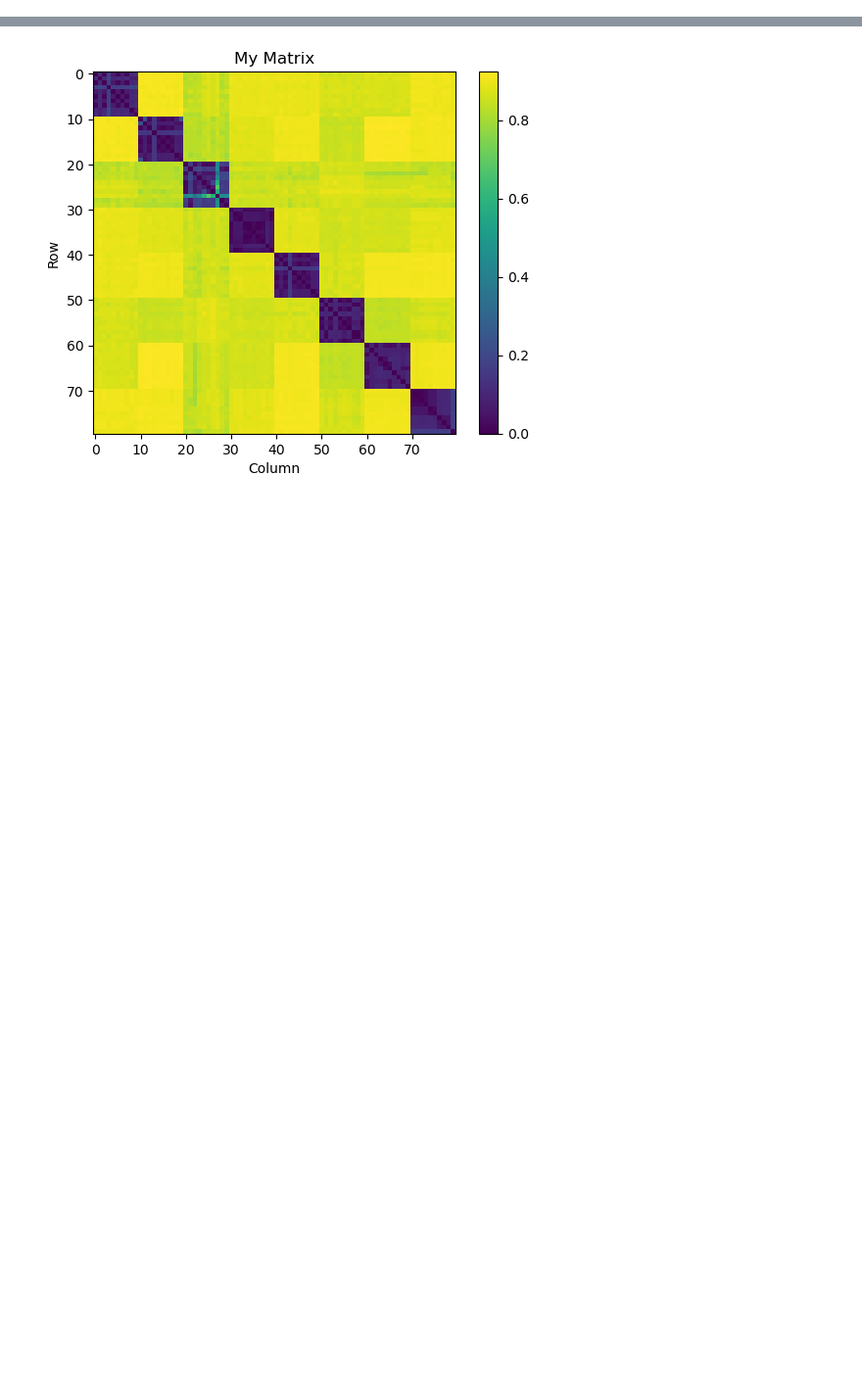
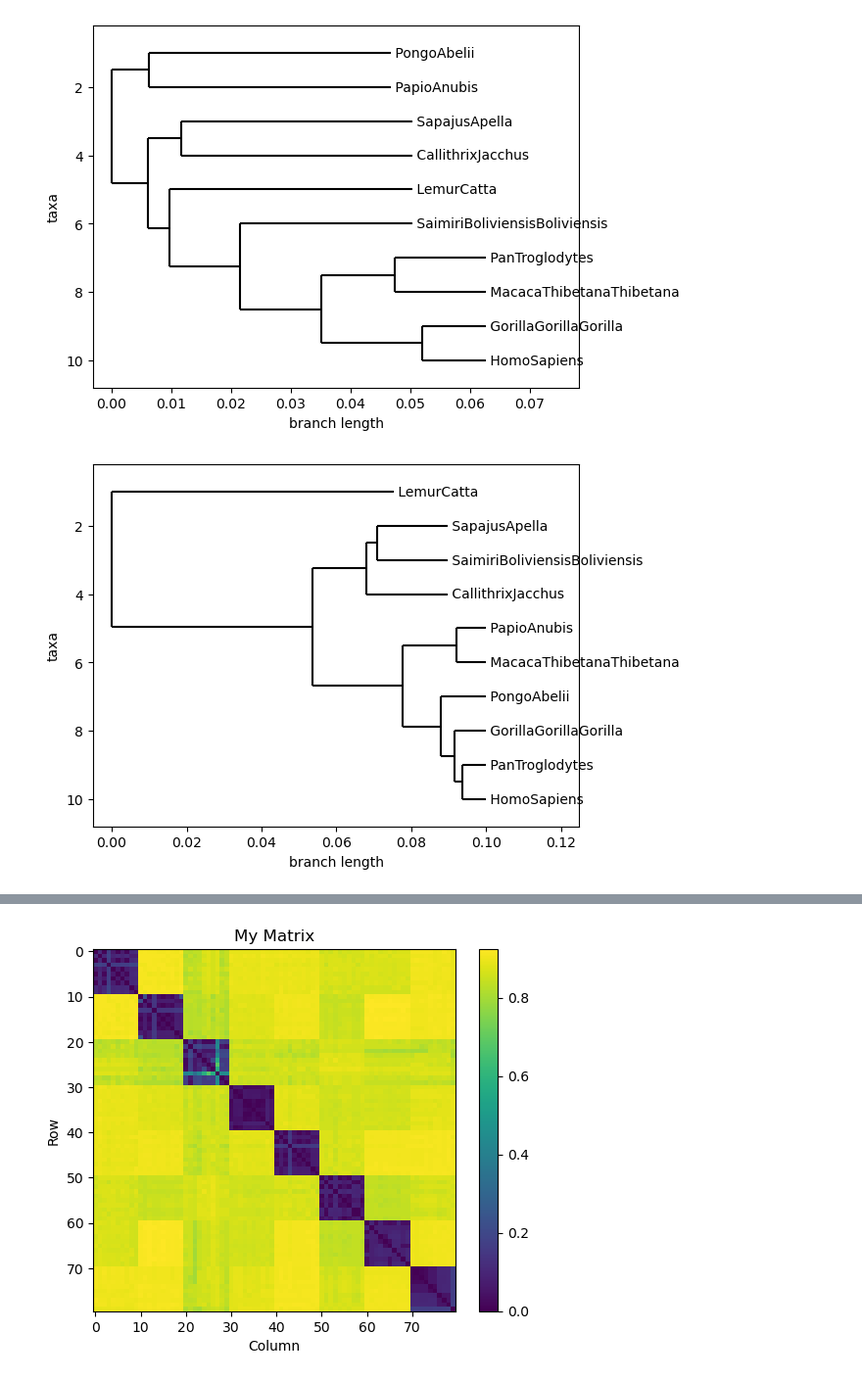
Before and after one commit to Wladeko/clustering-phylogeny, a Jupyter notebook: clustering-phylogeny.ipynb, the cells around one changed output, grey strips where cells are left out. Shown at 98% size. Drawn from its saved outputs; the diff is of its cells as text; code cells hidden in the pictures; blank space fills up the shorter version.

```diff
--- a/clustering-phylogeny.ipynb
+++ b/clustering-phylogeny.ipynb
@@ -62,0 +154,22 @@ def matrix_parser(file):
+# %%
+cluster_trees = {
+    "cluster0": generate_tree("proteins/matrices/cluster0_matrix.txt"),
+    "cluster1": generate_tree("proteins/matrices/cluster1_matrix.txt"),
+    "cluster2": generate_tree("proteins/matrices/cluster2_matrix.txt"),
+    "cluster3": generate_tree("proteins/matrices/cluster3_matrix.txt"),
+    #"cluster4": generate_tree("proteins/matrices/cluster4_matrix.txt"),
+    "cluster5": generate_tree("proteins/matrices/cluster5_matrix.txt"),
+    "cluster6": generate_tree("proteins/matrices/cluster6_matrix.txt"),
+    "cluster7": generate_tree("proteins/matrices/cluster7_matrix.txt"),
+    #"cluster8": generate_tree("proteins/matrices/cluster8_matrix.txt"),
+    "cluster9": generate_tree("proteins/matrices/cluster9_matrix.txt"),
+    #"cluster10": generate_tree("proteins/matrices/cluster10_matrix.txt"),
+}
+
+cluster_cons = cons.majority_consensus(cluster_trees.values(), 0.5)
+# %%
+for i in cluster_trees.values():
+    draw_tree(i)
+# %% [output]
+[figure, added]
+[figure, added]
```
Also changed, not shown: parts of 18 cells of this notebook, 24 other files.
